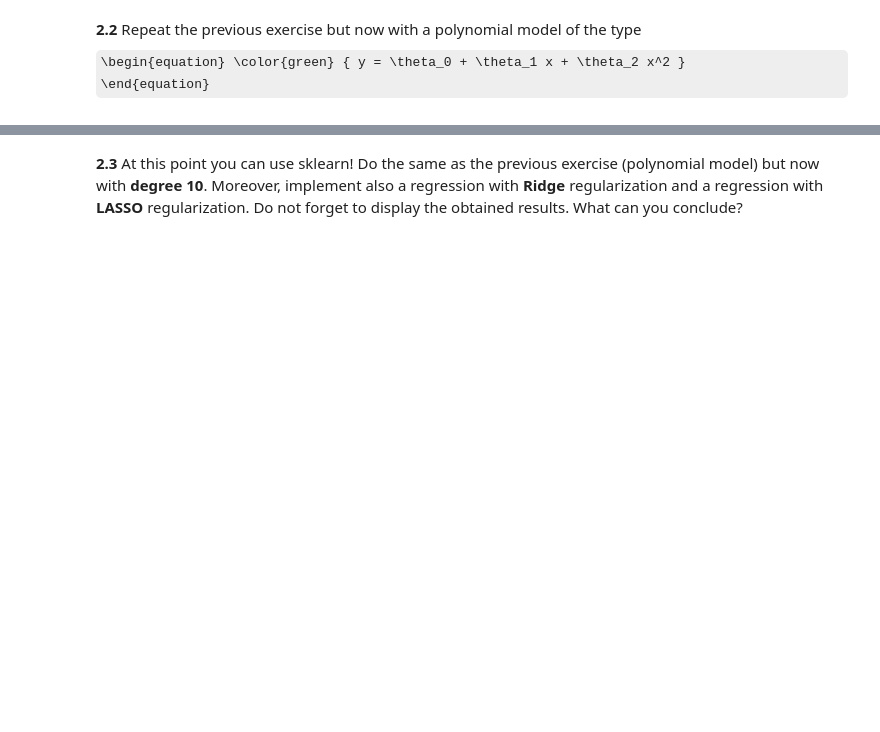
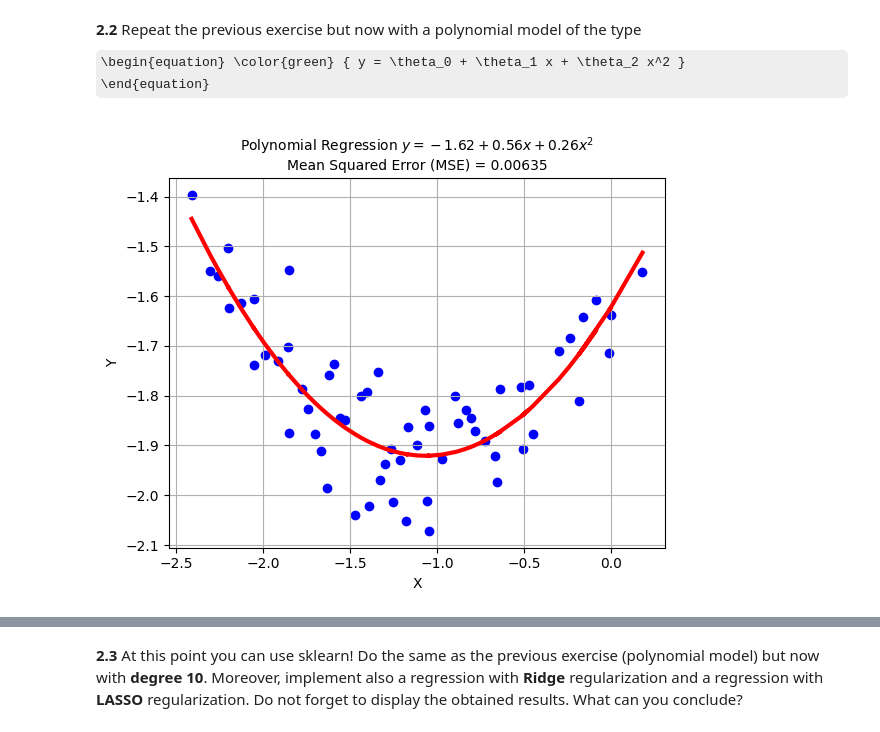
Before and after one commit to brumocas/ML_Projects, a Jupyter notebook: Proj1/ML_project1.ipynb, the cells around one changed output, grey strips where cells are left out. Cells and saved outputs as stored; diff of their text form; code cells hidden in the pictures; some formulas as TeX source; blank space fills up the shorter version.

```diff
--- a/Proj1/ML_project1.ipynb
+++ b/Proj1/ML_project1.ipynb
@@ -490,0 +633,49 @@ Repeat the previous exercise but now with a polynomial model of the type
+# %%
+# To complete
+
+x_o_squared = np.multiply(x_o, x_o).reshape(-1, 1)
+
+# Create X matrix
+X = np.ones((len(x_o), 1), dtype=float)
+X = np.concatenate((X, x_o.reshape(-1, 1)), axis = 1)
+X = np.concatenate((X, x_o_squared), axis = 1)
+
+# Create Y matrix
+Y = np.array(y_o.reshape(-1, 1))
+
+#print("Training:\n", X[:5])
+#print("Label:\n", Y[:5])
+
+#print(" Linear Regression ")
+
+# Normal Equation: (X.t X)^-1 X.t Y
+theta = np.linalg.inv(X.T @ X) @ X.T @ Y
+
+#print("Parameters theta =\n", theta)
+
+# SVD of the matrix (X.t X)
+M = X.T @ X
+u, s, vh = np.linalg.svd(M, full_matrices=True)
+#print("SVD:\n s:", s )
+
+# Precticted values
+Y_predict = X @ theta
+
+#Model's error
+MSE = mean_squared_error_by_hand(Y, Y_predict)
+
+
+### Plot
+plt.scatter(X[:, 1], Y[:, 0], color="blue")
+plt.plot(X[:, 1], Y_predict,  color="red", linewidth=3)
+plt.grid()
+
+title = 'MSE = {}'.format(round(MSE,5))
+title = r"Polynomial Regression $y = {:.2f} + {:.2f}x + {:.2f}x^2$".format(theta[0][0], theta[1][0], theta[2][0])
+title += "\nMean Squared Error (MSE) = {:.5f}".format(MSE)
+plt.title(title, fontsize=10)
+plt.xlabel('X')
+plt.ylabel('Y')
+plt.show()
+# %% [output]
+[figure, added]
```
Also changed, not shown: parts of 12 cells of this notebook.
